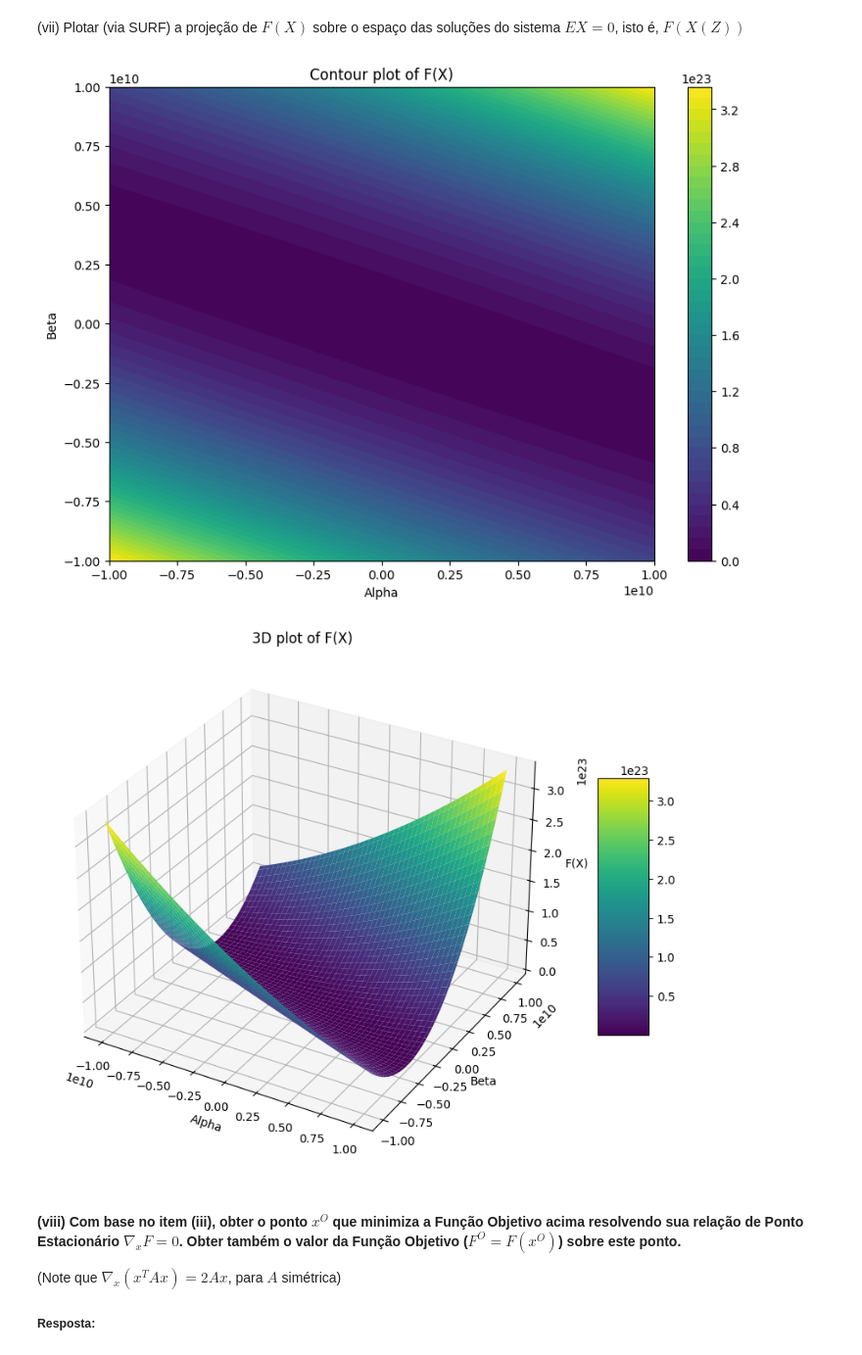
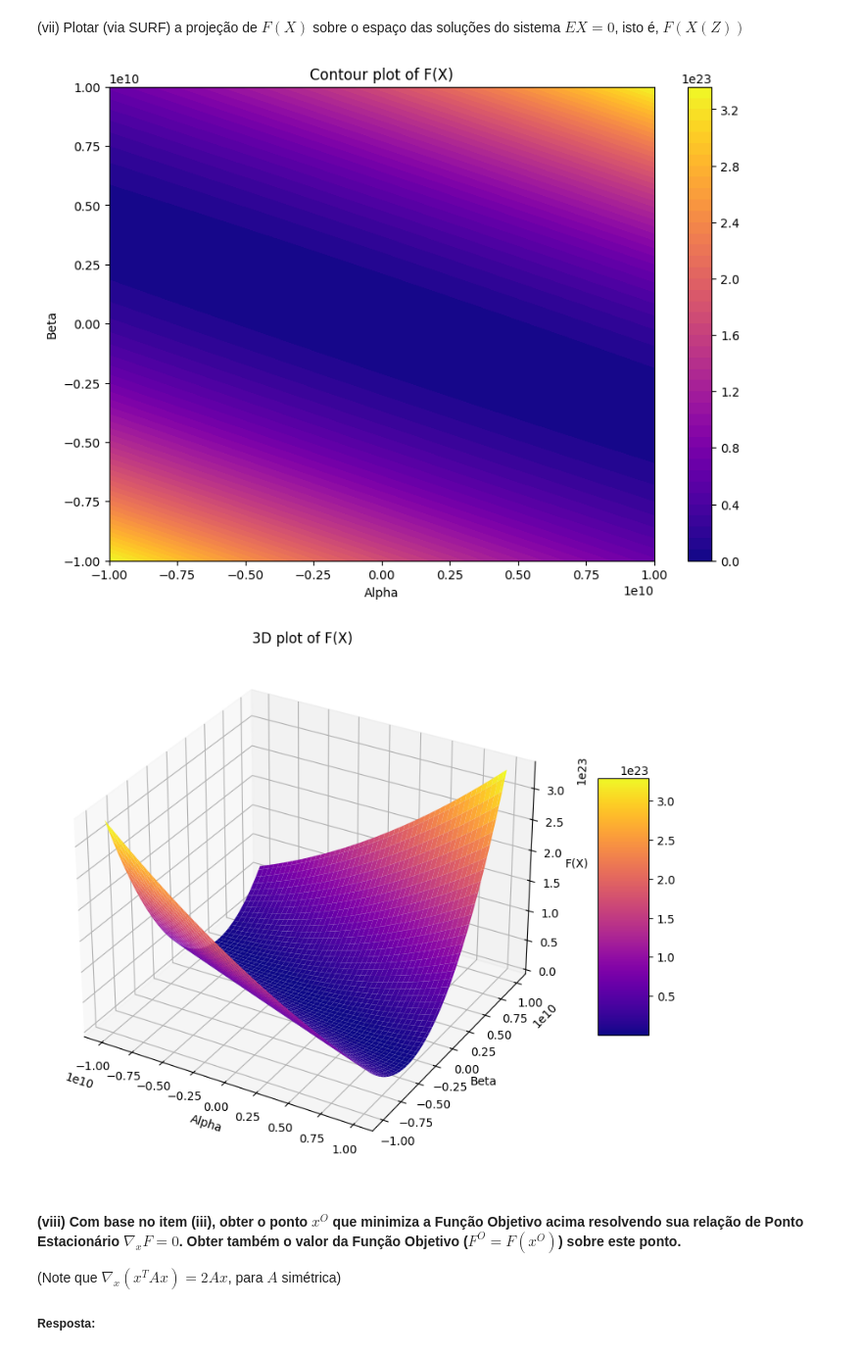
Before and after one commit to davibelo/EQE703_trabalho_1, a Jupyter notebook: res_questao_1.ipynb, the cells around one changed output. Shown at 98% size. Saved outputs shown, nothing was run; the diff lists cells and outputs as text; code cells hidden in the pictures.

Commit message:
plasma

```diff
--- a/res_questao_1.ipynb
+++ b/res_questao_1.ipynb
@@ -995,35 +995,35 @@ $$
 # %%
 # Define the objective function F(X) as function of alpha and beta
 def F_Z(alpha, beta):
     Z = np.array([alpha, beta])
     X_red = np.dot(K, Z) # finding x1 to x6 with alpha, beta values
     X = np.append(X_red, [alpha, beta]) # appending alpha, beta on X_red
     return 0.5 * np.dot(X.T, np.dot(A, X)) + np.dot(B.T, X) + C
 
 # Create a meshgrid for alpha and beta
 alpha_vals = np.linspace(-1e10, 1e10, 100)
 beta_vals = np.linspace(-1e10, 1e10, 100)
 Alpha, Beta = np.meshgrid(alpha_vals, beta_vals)
 
 # Compute F(X) for each pair (alpha, beta)
 F_vals = np.vectorize(F_Z)(Alpha, Beta)
 
 # Plotting
 plt.figure(figsize=(10, 7))
-contour = plt.contourf(Alpha, Beta, F_vals, levels=50, cmap='viridis')
+contour = plt.contourf(Alpha, Beta, F_vals, levels=50, cmap='plasma')
 plt.colorbar(contour)
 plt.title('Contour plot of F(X)')
 plt.xlabel('Alpha')
 plt.ylabel('Beta')
 plt.show()
 # %% [output]
-[figure, old version]
+[figure, new version]
 # %%
 
 # Plotting the 3D plot
 fig = plt.figure(figsize=(12, 8))
 ax = fig.add_subplot(111, projection='3d')
-surf = ax.plot_surface(Alpha, Beta, F_vals, cmap='viridis', edgecolor='none')
+surf = ax.plot_surface(Alpha, Beta, F_vals, cmap='plasma', edgecolor='none')
 ax.set_title('3D plot of F(X)')
 ax.set_xlabel('Alpha')
 ax.set_ylabel('Beta')
@@ -1031,7 +1031,7 @@ ax.set_zlabel('F(X)')
 fig.colorbar(surf, ax=ax, shrink=0.5, aspect=5)
 plt.show()
 # %% [output]
-[figure, old version]
+[figure, new version]
 # %% [markdown]
 #### (viii) Com base no item (iii), obter o ponto $x^O$ que minimiza a Função Objetivo acima resolvendo sua relação de Ponto Estacionário $\nabla_x F = 0$. Obter também o valor da Função Objetivo ($F^O = F(x^O)$) sobre este ponto.
 
```
